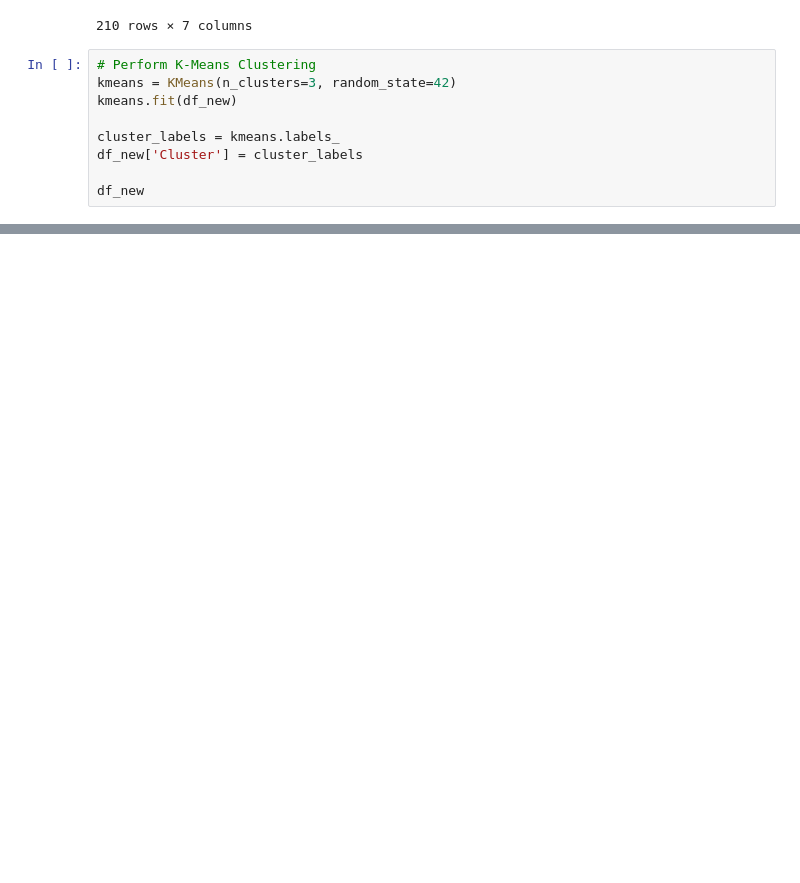
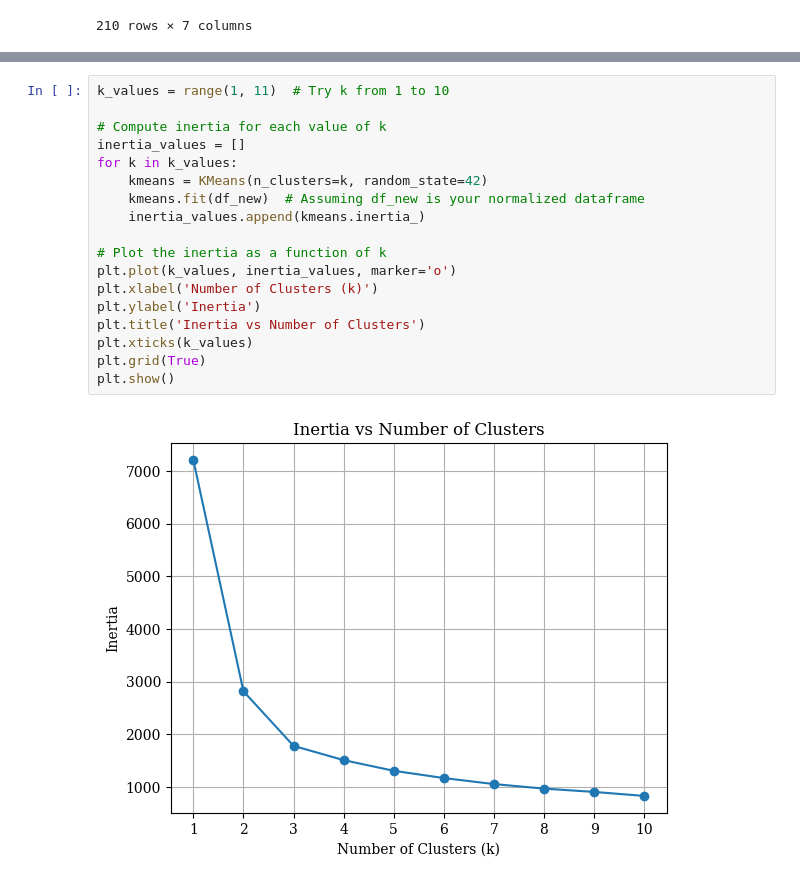
Before and after one commit to idalinnakallio/DAT565, a Jupyter notebook: Assignment 5/Assignment5.ipynb, the cells around one changed output, grey strips where cells are left out. Cells and saved outputs as stored; diff of their text form; blank space fills up the shorter version.

```diff
--- a/Assignment 5/Assignment5.ipynb
+++ b/Assignment 5/Assignment5.ipynb
@@ -101,12 +101,3 @@ df_new
 | 208 | 2.062323 | 2.487603 | 4.593466 | 2.398649 | 2.321454 | 4.315100 | 3.326440 |
 | 209 | 2.453258 | 2.729339 | 5.924682 | 2.743243 | 3.206700 | 6.701166 | 3.410635 |
 210 rows × 7 columns
-# %%
-# Perform K-Means Clustering
-kmeans = KMeans(n_clusters=3, random_state=42)
-kmeans.fit(df_new)
-
-cluster_labels = kmeans.labels_
-df_new['Cluster'] = cluster_labels
-
-df_new
@@ -126,0 +104,20 @@ df_new
+# %%
+k_values = range(1, 11)  # Try k from 1 to 10
+
+# Compute inertia for each value of k
+inertia_values = []
+for k in k_values:
+    kmeans = KMeans(n_clusters=k, random_state=42)
+    kmeans.fit(df_new)  # Assuming df_new is your normalized dataframe
+    inertia_values.append(kmeans.inertia_)
+
+# Plot the inertia as a function of k
+plt.plot(k_values, inertia_values, marker='o')
+plt.xlabel('Number of Clusters (k)')
+plt.ylabel('Inertia')
+plt.title('Inertia vs Number of Clusters')
+plt.xticks(k_values)
+plt.grid(True)
+plt.show()
+# %% [output]
+[figure, added]
```
Also changed, not shown: parts of 2 cells of this notebook.
